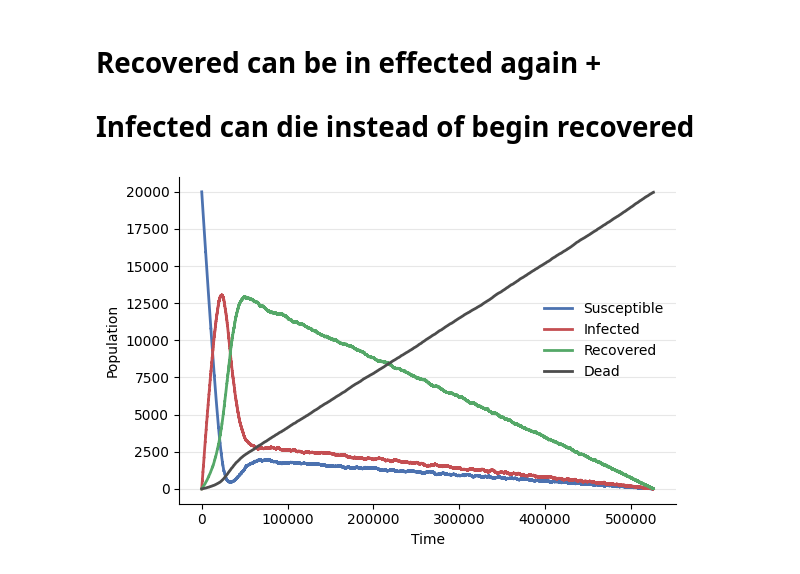
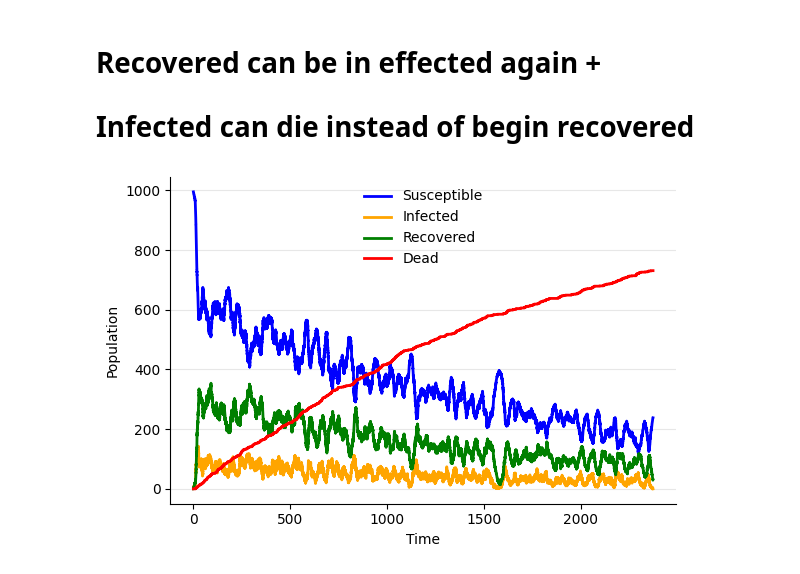
Before and after one commit to s224399/Stoc_sim_2k26, a Jupyter notebook: Project_2/Epidemic_model_Rasmus.ipynb, the cells around one changed output. Saved outputs shown, nothing was run; the diff lists cells and outputs as text; code cells hidden in the pictures.

```diff
--- a/Project_2/Epidemic_model_Rasmus.ipynb
+++ b/Project_2/Epidemic_model_Rasmus.ipynb
@@ -23,7 +23,7 @@ The diagram below sums up the model SIR that we studied.
 np.random.seed(30)
 
 N     = 200
-beta  = 0.4
+beta  = 0.5
 gamma = 0.04
 i0    = 1
 
@@ -62,68 +182,70 @@ plt.plot(R)
 # Infected can die instead of begin recovered
 # %%
 
-np.random.seed(30)
 
-N     = 20000
-beta  = 0.4   # rates for infection
-gamma = 0.04  # rate for recovery
-mu = 0.005 # rate for death
-eta = 0.01 # rate for be suseptible again
-xi = 0.01 # rate for being vacinatted
+def Run_sim(seed =30):
+    np.random.seed(seed)
+    N     = 1000
+    beta  = 0.5  # rates for infection
+    gamma = 0.3  # rate for recovery
+    mu = 0.0068 # rate for death
+    eta = 0.09 # rate for be suseptible again
+    i0    = 5
 
-i0    = 1
-
-healthy, infected, recovered,death = N - i0, i0, 0,0 # Health
-t = 0.0
-ts = [t]
-S = [healthy]
-I = [infected]
-R = [recovered]
-D = [death]
-#RV = [vaccinated]
+    healthy, infected, recovered,death = N - i0, i0, 0,0 # Health
+    t = 0.0
+    ts = [t]
+    S = [healthy]
+    I = [infected]
+    R = [recovered]
+    D = [death]
 
 
-while  infected > 0:
-    N = healthy + recovered + infected
-    rate =  np.array([beta*healthy*infected/N, gamma*infected,mu*infected,eta*recovered])
-    dt = -np.log(np.random.rand(4)) / rate # 0 = infected, 1= recovered, 2 = dø, #3 =  recovered -> suseptible # 4 vacciancted
-    event = np.argmin(dt) # next time event
-    t += dt[event]
-    if event ==0:
-        healthy -= 1
-        infected += 1
-    if event == 1:
-        infected -= 1
-        recovered += 1
-    if event == 2:
-        infected -= 1
-        death += 1
-    if event == 3:
-        healthy +=1
-        recovered -=1
-    ts.append(t)
-    S.append(healthy)
-    I.append(infected)
-    R.append(recovered)
-    D.append(death)
-#    RV.append(vaccinated)
+    while  infected > 0:
+        N = healthy + recovered + infected
+        rate =  np.array([beta*healthy*infected/N, gamma*infected,mu*infected,eta*recovered])
+        dt = -np.log(np.random.rand(4)) / rate # 0 = infected, 1= recovered, 2 = dø, #3 =  recovered -> suseptible # 4 vacciancted
+        event = np.argmin(dt) # next time event
+        t += dt[event]
+        if event ==0:
+            healthy -= 1
+            infected += 1
+        if event == 1:
+            infected -= 1
+            recovered += 1
+        if event == 2:
+            infected -= 1
+            death += 1
+        if event == 3:
+            healthy +=1
+            recovered -=1
+        ts.append(t)
+        S.append(healthy)
+        I.append(infected)
+        R.append(recovered)
+        D.append(death)
+    #    RV.append(vaccinated)
+    return ts,S,I,R,D
 
+seed = 30
 
+ts,S,I,R,D = Run_sim(seed)
 fig, ax = plt.subplots(figsize=(6, 4))
-ax.plot(S, color="#4C72B0", lw=2, label="Susceptible")
-ax.plot(I, color="#C44E52", lw=2, label="Infected")
-ax.plot(R, color="#55A868", lw=2, label="Recovered")
-ax.plot(D, color="#4C4C4C", lw=2, label="Dead")
+ax.plot(ts,S, color="blue", lw=2, label="Susceptible")
+ax.plot(ts,I, color="orange", lw=2, label="Infected")
+ax.plot(ts,R, color="green", lw=2, label="Recovered")
+ax.plot(ts,D, color="red", lw=2, label="Dead")
 #ax.plot(RV, color ="#FFE73D",lw=2, label="Vaccinate")
 
+#ax.set_title("Seed = %.i" % seed, fontsize=25)
 
 ax.set_xlabel("Time")
 ax.set_ylabel("Population")
 ax.spines[["top", "right"]].set_visible(False)
 ax.grid(axis="y", alpha=0.3)
 ax.legend(frameon=False)
 
 fig.tight_layout()
 plt.show()
 # %% [output]
-[figure, old version]
+[figure, new version]
```
Also changed, not shown: parts of 18 cells of this notebook, 3 other files.
